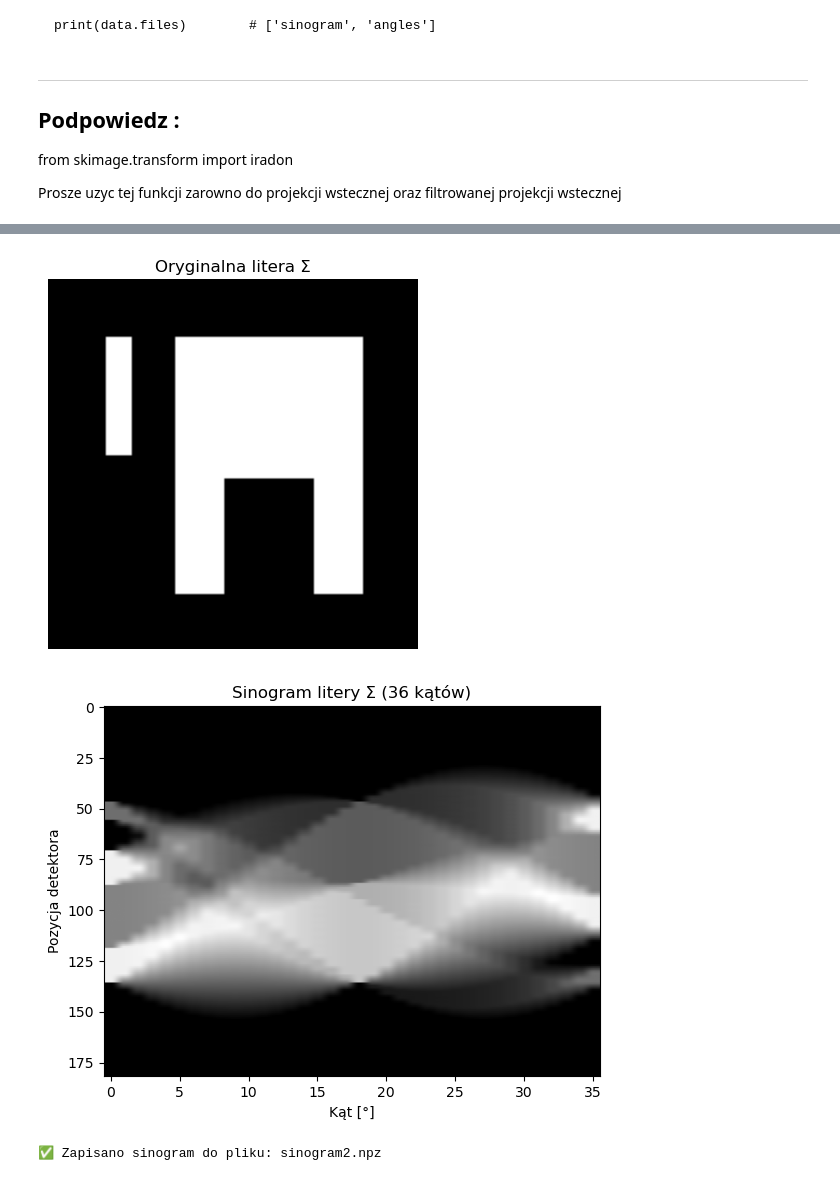
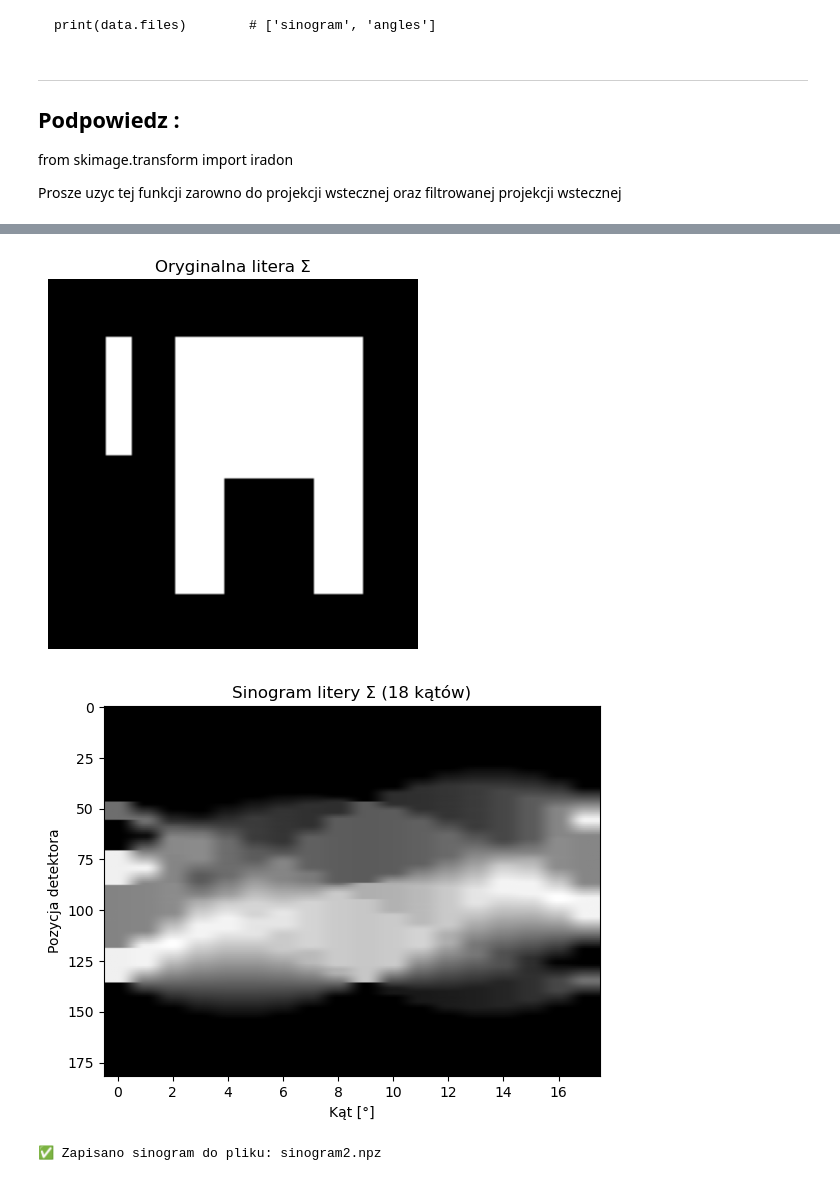
Before and after one commit to FBI223/TOMOGRAFIA_UCZENIE_GLEBOKICH, a Jupyter notebook: TASK1/task1.ipynb, the cells around one changed output, grey strips where cells are left out. Saved outputs shown, nothing was run; the diff lists cells and outputs as text; code cells hidden in the pictures.

```diff
--- a/TASK1/task1.ipynb
+++ b/TASK1/task1.ipynb
@@ -151,36 +151,36 @@ import numpy as np
 import matplotlib.pyplot as plt
 from skimage.draw import polygon
 from skimage.transform import radon, iradon
 
 
 # --- 1. Utworzenie litery Σ ---
 N = 128
 img = np.zeros((N, N))
 rr, cc = polygon([20,20,108,108,68,68,108,108,20,20,60,60],
                  [20,108,108,92,92,60,60,44,44,28,28,20])
 img[rr, cc] = 1
 
 plt.imshow(img, cmap='gray')
 plt.title("Oryginalna litera Σ")
 plt.axis('off')
 plt.show()
 
 # --- 2. Generacja projekcji (sinogramu) ---
-angles = np.linspace(0., 180., 36, endpoint=False)
+angles = np.linspace(0., 180., 18, endpoint=False)
 sinogram = radon(img, theta=angles, circle=False)
 
 plt.imshow(sinogram, cmap='gray', aspect='auto')
-plt.title("Sinogram litery Σ (36 kątów)")
+plt.title("Sinogram litery Σ (18 kątów)")
 plt.xlabel("Kąt [°]")
 plt.ylabel("Pozycja detektora")
 plt.show()
 
 # --- 3. Zapis sinogramu do pliku ---
 np.savez("sinogram2.npz", sinogram=sinogram, angles=angles)
 print("✅ Zapisano sinogram do pliku: sinogram2.npz")
 # %% [output]
 [figure]
-[figure, old version]
+[figure, new version]
 ✅ Zapisano sinogram do pliku: sinogram2.npz
 # %%
 
```
Also changed, not shown: parts of 3 cells of this notebook, 2 other files.
